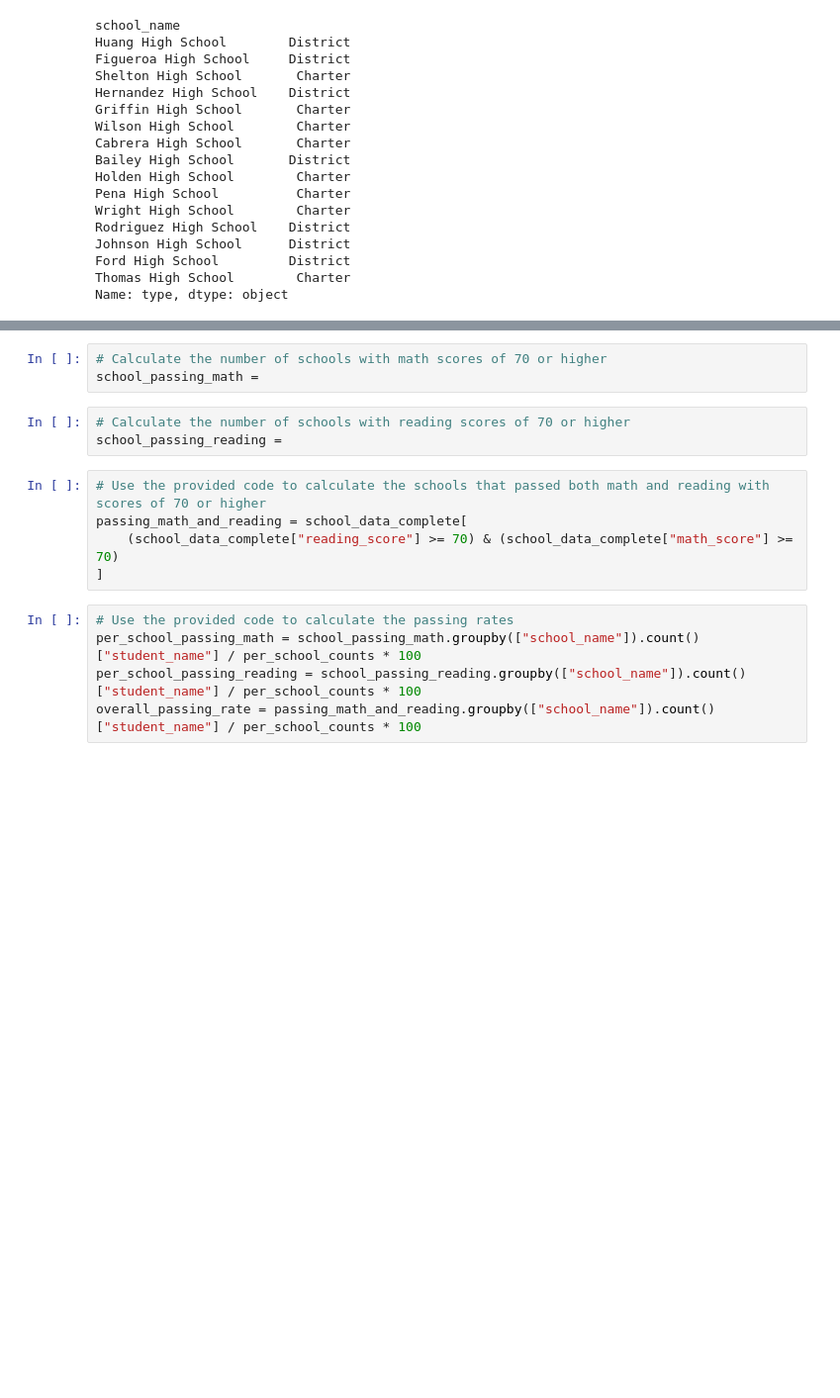
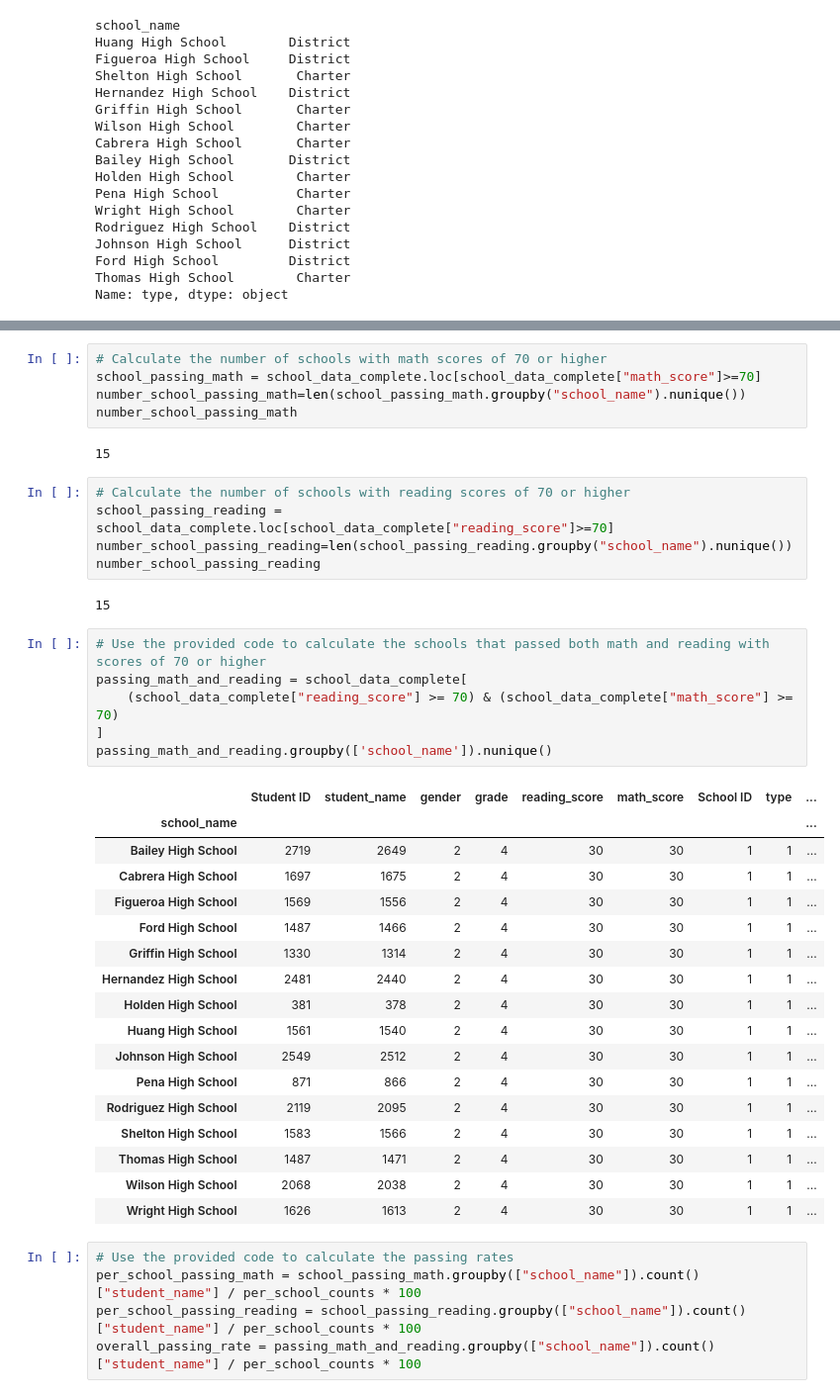
Before and after one commit to kbrantner/pandas_challenge, a Jupyter notebook: Starter_Code/Starter_Code/PyCitySchools/PyCitySchools_starter-Copy1.ipynb, the cells around one changed output, grey strips where cells are left out. Shown at 99% size. Saved outputs shown, nothing was run; the diff lists cells and outputs as text; blank space fills up the shorter version.

```diff
--- a/Starter_Code/Starter_Code/PyCitySchools/PyCitySchools_starter-Copy1.ipynb
+++ b/Starter_Code/Starter_Code/PyCitySchools/PyCitySchools_starter-Copy1.ipynb
@@ -176,14 +232,41 @@ per_school_reading =
 # %%
 # Calculate the number of schools with math scores of 70 or higher
-school_passing_math =
+school_passing_math = school_data_complete.loc[school_data_complete["math_score"]>=70]
+number_school_passing_math=len(school_passing_math.groupby("school_name").nunique())
+number_school_passing_math
+# %% [output]
+15
 # %%
 # Calculate the number of schools with reading scores of 70 or higher
-school_passing_reading =
+school_passing_reading = school_data_complete.loc[school_data_complete["reading_score"]>=70]
+number_school_passing_reading=len(school_passing_reading.groupby("school_name").nunique())
+number_school_passing_reading
+# %% [output]
+15
 # %%
 # Use the provided code to calculate the schools that passed both math and reading with scores of 70 or higher
 passing_math_and_reading = school_data_complete[
     (school_data_complete["reading_score"] >= 70) & (school_data_complete["math_score"] >= 70)
 ]
+passing_math_and_reading.groupby(['school_name']).nunique()
+# %% [output]
+|  | Student ID | student_name | gender | grade | reading_score | math_score | School ID | type | ... |
+| school_name |  |  |  |  |  |  |  |  | ... |
+| Bailey High School | 2719 | 2649 | 2 | 4 | 30 | 30 | 1 | 1 | ... |
+| Cabrera High School | 1697 | 1675 | 2 | 4 | 30 | 30 | 1 | 1 | ... |
+| Figueroa High School | 1569 | 1556 | 2 | 4 | 30 | 30 | 1 | 1 | ... |
+| Ford High School | 1487 | 1466 | 2 | 4 | 30 | 30 | 1 | 1 | ... |
+| Griffin High School | 1330 | 1314 | 2 | 4 | 30 | 30 | 1 | 1 | ... |
+| Hernandez High School | 2481 | 2440 | 2 | 4 | 30 | 30 | 1 | 1 | ... |
+| Holden High School | 381 | 378 | 2 | 4 | 30 | 30 | 1 | 1 | ... |
+| Huang High School | 1561 | 1540 | 2 | 4 | 30 | 30 | 1 | 1 | ... |
+| Johnson High School | 2549 | 2512 | 2 | 4 | 30 | 30 | 1 | 1 | ... |
+| Pena High School | 871 | 866 | 2 | 4 | 30 | 30 | 1 | 1 | ... |
+| Rodriguez High School | 2119 | 2095 | 2 | 4 | 30 | 30 | 1 | 1 | ... |
+| Shelton High School | 1583 | 1566 | 2 | 4 | 30 | 30 | 1 | 1 | ... |
+| Thomas High School | 1487 | 1471 | 2 | 4 | 30 | 30 | 1 | 1 | ... |
+| Wilson High School | 2068 | 2038 | 2 | 4 | 30 | 30 | 1 | 1 | ... |
+| Wright High School | 1626 | 1613 | 2 | 4 | 30 | 30 | 1 | 1 | ... |
 # %%
 # Use the provided code to calculate the passing rates
 per_school_passing_math = school_passing_math.groupby(["school_name"]).count()["student_name"] / per_school_counts * 100
```
Also changed, not shown: parts of 4 cells of this notebook.
